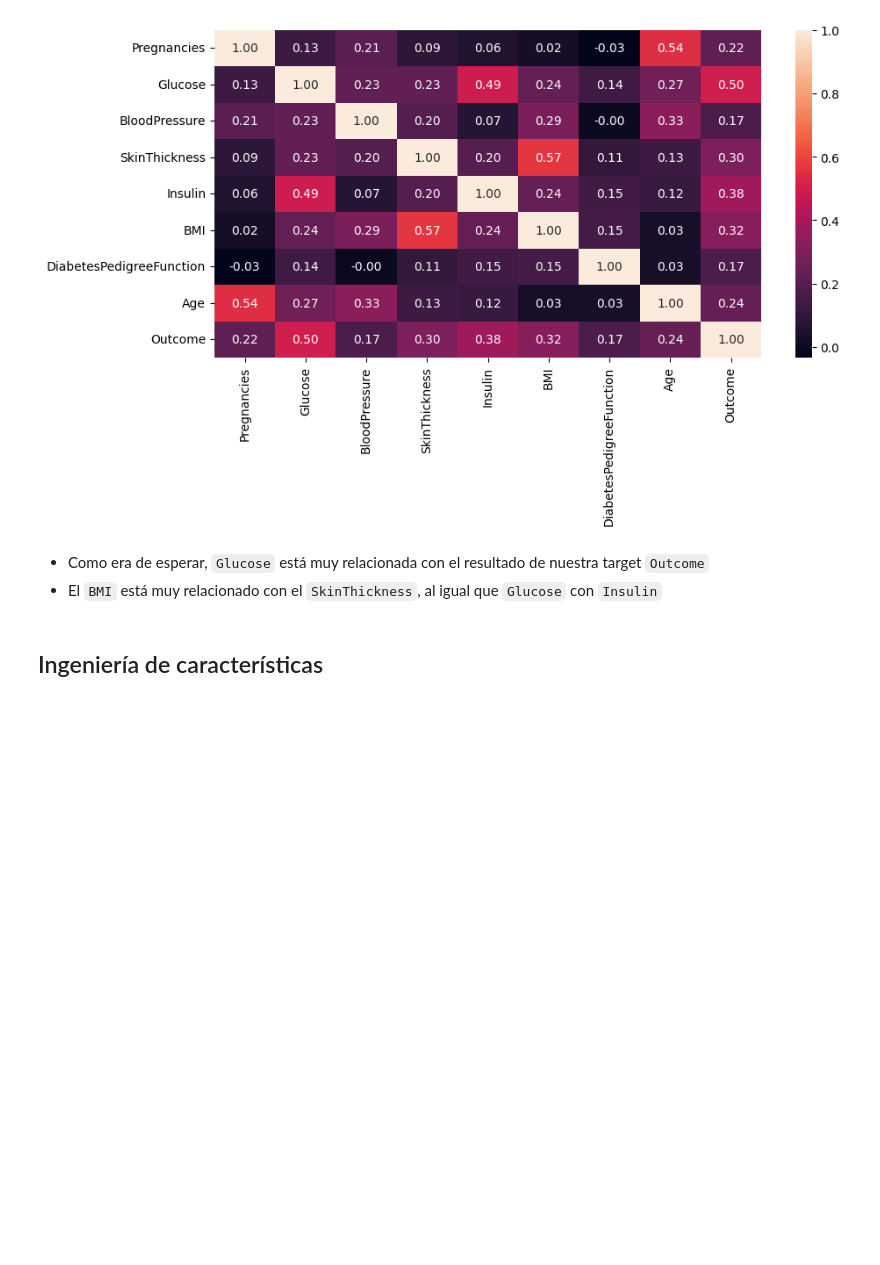
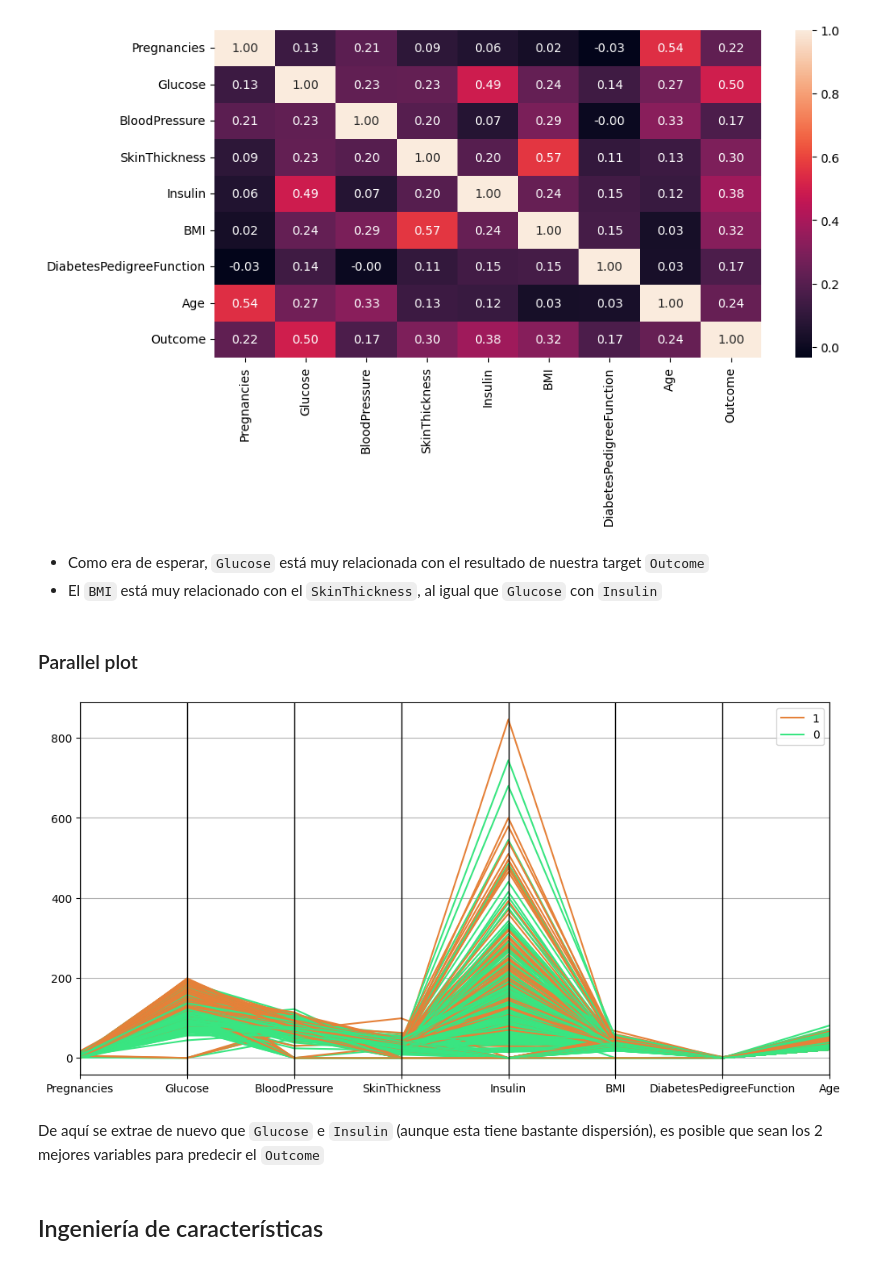
Before and after one commit to javier-senda/decision-tree, a Jupyter notebook: src/EDA.ipynb, the cells around one changed output. Drawn from its saved outputs; the diff is of its cells as text; code cells hidden in the pictures; blank space fills up the shorter version.

```diff
--- a/src/EDA.ipynb
+++ b/src/EDA.ipynb
@@ -194,6 +194,18 @@ plt.show()
 # %% [markdown]
 - Como era de esperar, `Glucose` está muy relacionada con el resultado de nuestra target `Outcome`
 - El `BMI` está muy relacionado con el `SkinThickness`, al igual que `Glucose` con `Insulin`
+# %% [markdown]
+### Parallel plot
+# %%
+plt.figure(figsize=(12, 6))
+
+pd.plotting.parallel_coordinates(total_data, "Outcome", color = ("#E58139", "#39E581", "#8139E5"))
+
+plt.show()
+# %% [output]
+[figure, added]
+# %% [markdown]
+De aquí se extrae de nuevo que `Glucose` e `Insulin` (aunque esta tiene bastante dispersión), es posible que sean los 2 mejores variables para predecir el `Outcome`
 # %%
 total_data_processed.to_csv("../data/raw/total_data_processed.csv", index = False)
 # %% [markdown]
```
Also changed, not shown: parts of 3 cells of this notebook, 2 other files.
